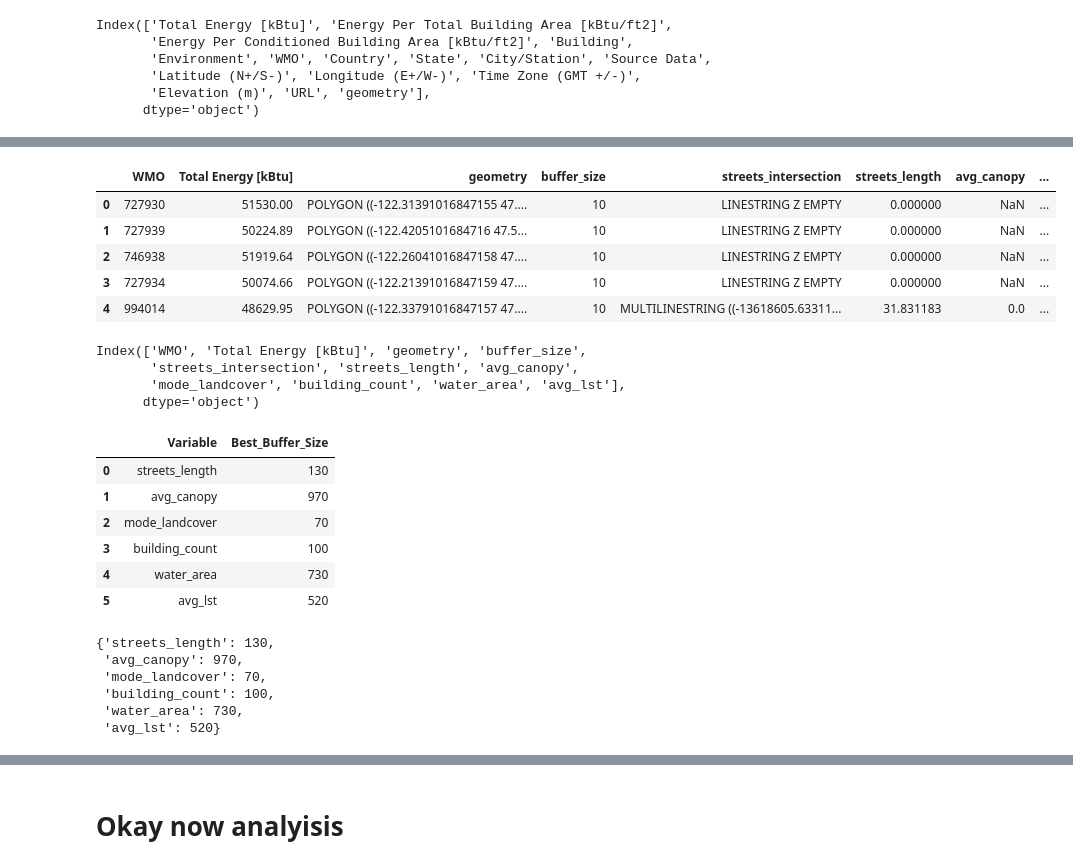
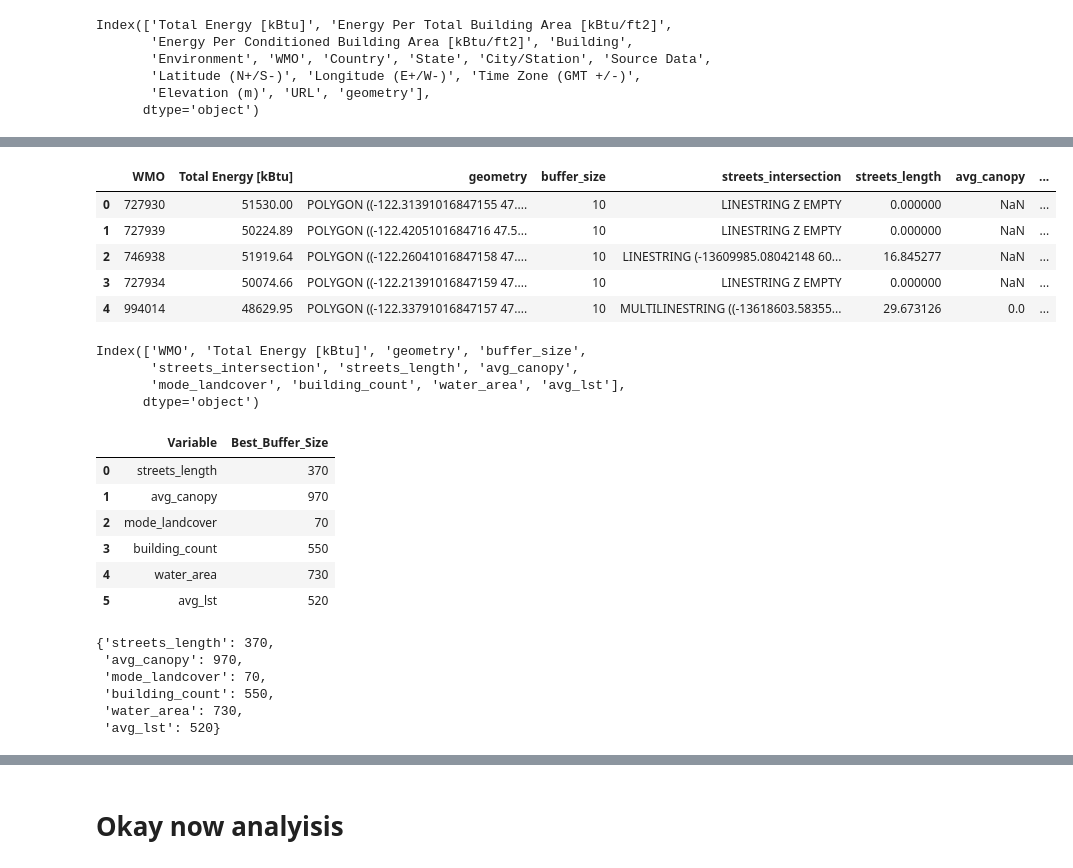
Before and after one commit to aworthyperson/Paper_three_map, a Jupyter notebook: 2_best_buffer_size.ipynb, the cells around one changed output, grey strips where cells are left out. Cells and saved outputs as stored; diff of their text form; code cells hidden in the pictures.

```diff
--- a/2_best_buffer_size.ipynb
+++ b/2_best_buffer_size.ipynb
@@ -91,16 +95,16 @@ gdf3
 # %%
-buffer_data_fxn = 'buffered_jan22_some_attributes.csv'
+buffer_data_fxn = 'buffered_jan29_some_attributes.csv'
 
 df = pd.read_csv(buffer_data_fxn)
 
 df.head()
 # %% [output]
 |  | WMO | Total Energy [kBtu] | geometry | buffer_size | streets_intersection | streets_length | avg_canopy | ... |
 | 0 | 727930 | 51530.00 | POLYGON ((-122.31391016847155 47.... | 10 | LINESTRING Z EMPTY | 0.000000 | NaN | ... |
 | 1 | 727939 | 50224.89 | POLYGON ((-122.4205101684716 47.5... | 10 | LINESTRING Z EMPTY | 0.000000 | NaN | ... |
-| 2 | 746938 | 51919.64 | POLYGON ((-122.26041016847158 47.... | 10 | LINESTRING Z EMPTY | 0.000000 | NaN | ... |
+| 2 | 746938 | 51919.64 | POLYGON ((-122.26041016847158 47.... | 10 | LINESTRING (-13609985.08042148 60... | 16.845277 | NaN | ... |
 | 3 | 727934 | 50074.66 | POLYGON ((-122.21391016847159 47.... | 10 | LINESTRING Z EMPTY | 0.000000 | NaN | ... |
-| 4 | 994014 | 48629.95 | POLYGON ((-122.33791016847157 47.... | 10 | MULTILINESTRING ((-13618605.63311... | 31.831183 | 0.0 | ... |
+| 4 | 994014 | 48629.95 | POLYGON ((-122.33791016847157 47.... | 10 | MULTILINESTRING ((-13618603.58355... | 29.673126 | 0.0 | ... |
 # %%
 df.columns
 # %% [output]
@@ -156,10 +160,10 @@ best_buffer_size_df = pd.DataFrame(results)
 best_buffer_size_df
 # %% [output]
 |  | Variable | Best_Buffer_Size |
-| 0 | streets_length | 130 |
+| 0 | streets_length | 370 |
 | 1 | avg_canopy | 970 |
 | 2 | mode_landcover | 70 |
-| 3 | building_count | 100 |
+| 3 | building_count | 550 |
 | 4 | water_area | 730 |
 | 5 | avg_lst | 520 |
 # %%
@@ -172,10 +176,10 @@ max_corr_at_buffer_dict = best_buffer_size_df.set_index('Variable')['Best_Buffer
 # Display the dictionary
 max_corr_at_buffer_dict
 # %% [output]
-{'streets_length': 130,
+{'streets_length': 370,
  'avg_canopy': 970,
  'mode_landcover': 70,
- 'building_count': 100,
+ 'building_count': 550,
  'water_area': 730,
  'avg_lst': 520}
 # %%
```
Also changed, not shown: parts of 9 cells of this notebook, 4 other files.
